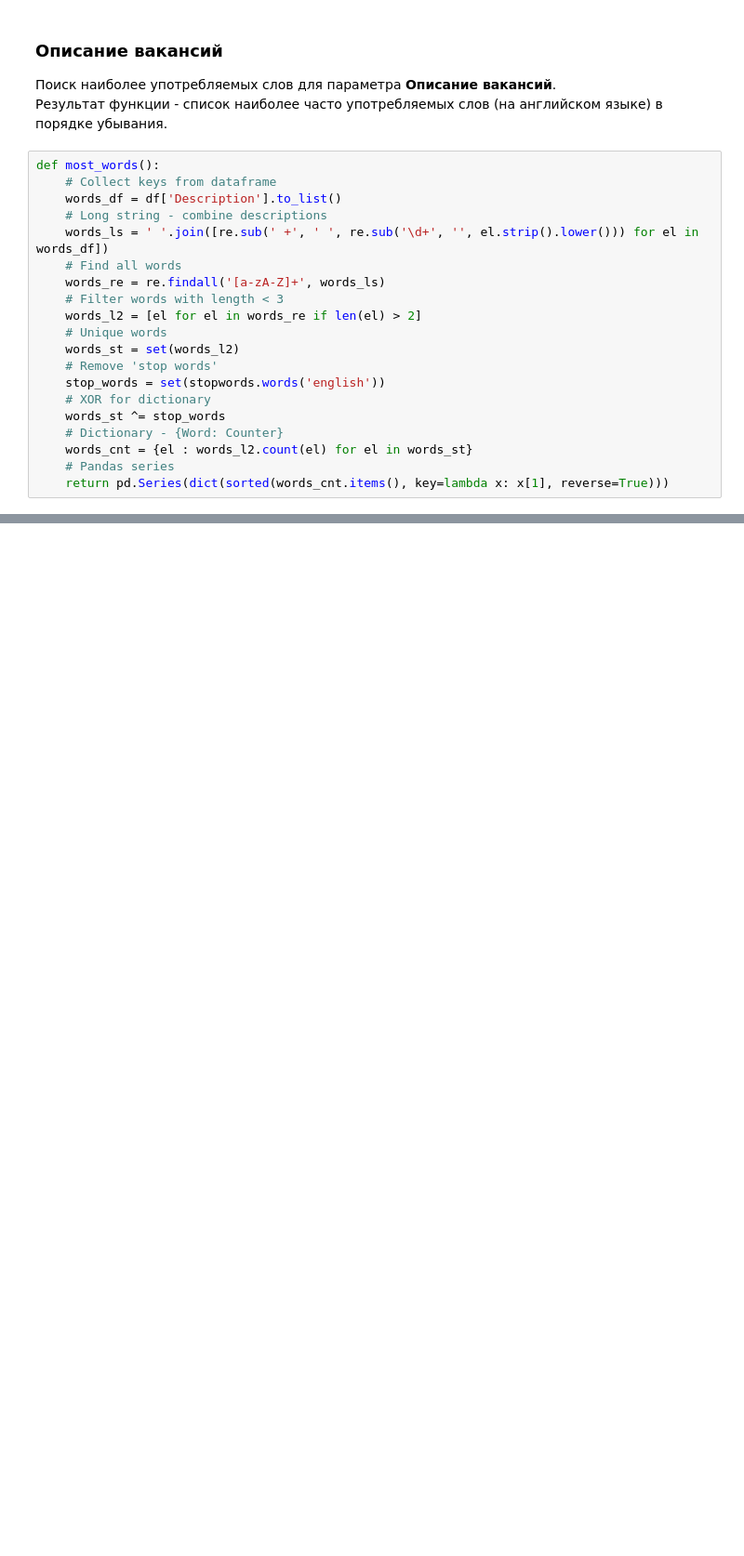
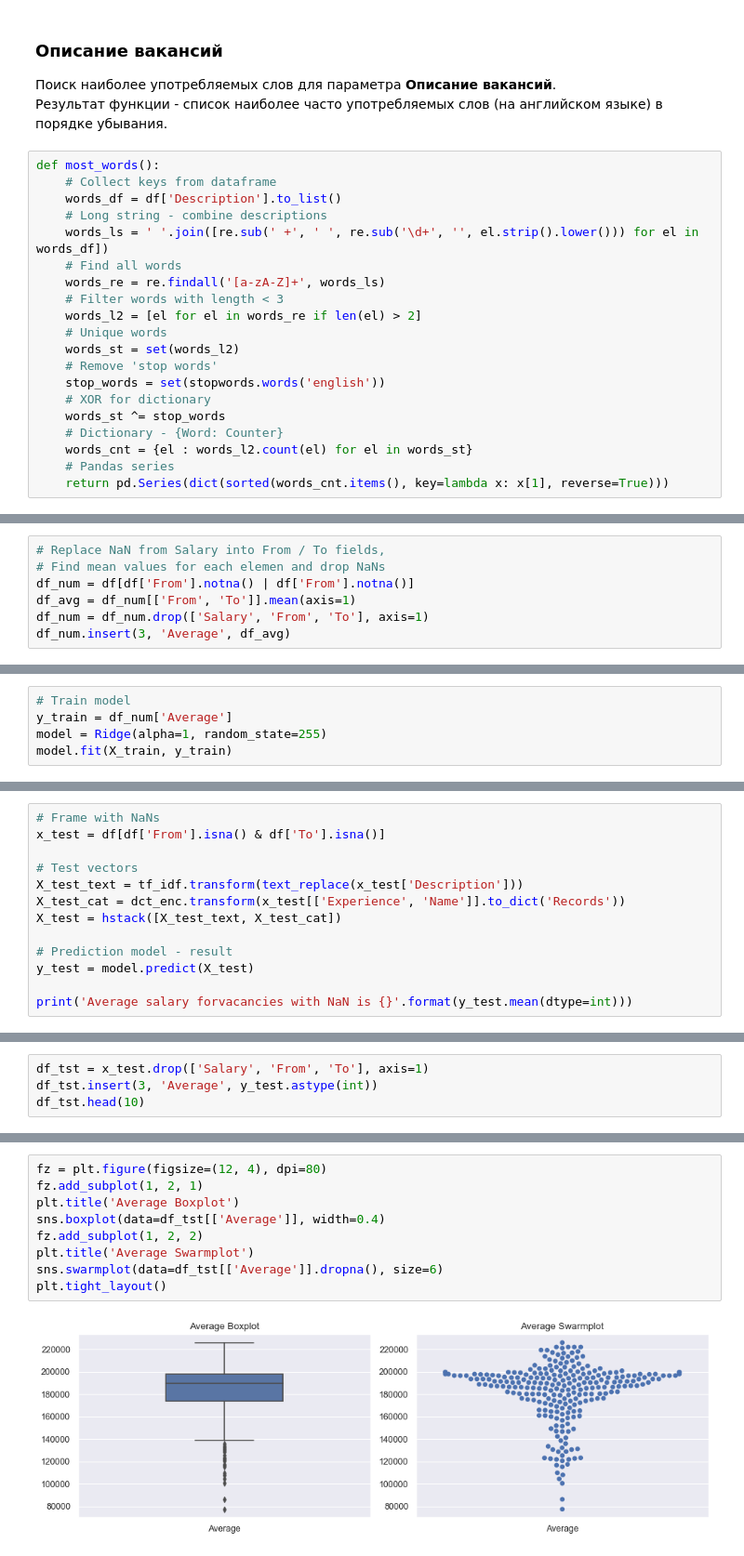
Before and after one commit to hukenovs/hh_research, a Jupyter notebook: src/hh_analytics.ipynb, the cells around one changed output, grey strips where cells are left out. Shown at 93% size. Saved outputs shown, nothing was run; the diff lists cells and outputs as text; blank space fills up the shorter version.

Commit message:
Update Notebook: add prediction model

```diff
--- a/src/hh_analytics.ipynb
+++ b/src/hh_analytics.ipynb
@@ -187,0 +204,7 @@ dtype: int64
+# %%
+# Replace NaN from Salary into From / To fields,
+# Find mean values for each elemen and drop NaNs
+df_num = df[df['From'].notna() | df['From'].notna()]
+df_avg = df_num[['From', 'To']].mean(axis=1)
+df_num = df_num.drop(['Salary', 'From', 'To'], axis=1)
+df_num.insert(3, 'Average', df_avg)
@@ -187,0 +245,5 @@ dtype: int64
+# %%
+# Train model
+y_train = df_num['Average']
+model = Ridge(alpha=1, random_state=255)
+model.fit(X_train, y_train)
@@ -187,0 +255,13 @@ dtype: int64
+# %%
+# Frame with NaNs
+x_test = df[df['From'].isna() & df['To'].isna()]
+
+# Test vectors
+X_test_text = tf_idf.transform(text_replace(x_test['Description']))
+X_test_cat = dct_enc.transform(x_test[['Experience', 'Name']].to_dict('Records'))
+X_test = hstack([X_test_text, X_test_cat])
+
+# Prediction model - result
+y_test = model.predict(X_test)
+
+print('Average salary forvacancies with NaN is {}'.format(y_test.mean(dtype=int)))
@@ -187,0 +272,4 @@ dtype: int64
+# %%
+df_tst = x_test.drop(['Salary', 'From', 'To'], axis=1)
+df_tst.insert(3, 'Average', y_test.astype(int))
+df_tst.head(10)
@@ -187,0 +288,11 @@ dtype: int64
+# %%
+fz = plt.figure(figsize=(12, 4), dpi=80)
+fz.add_subplot(1, 2, 1)
+plt.title('Average Boxplot')
+sns.boxplot(data=df_tst[['Average']], width=0.4)
+fz.add_subplot(1, 2, 2)
+plt.title('Average Swarmplot')
+sns.swarmplot(data=df_tst[['Average']].dropna(), size=6)
+plt.tight_layout()
+# %% [output]
+[figure, added]
```
Also changed, not shown: parts of 19 cells of this notebook, 2 other files.
